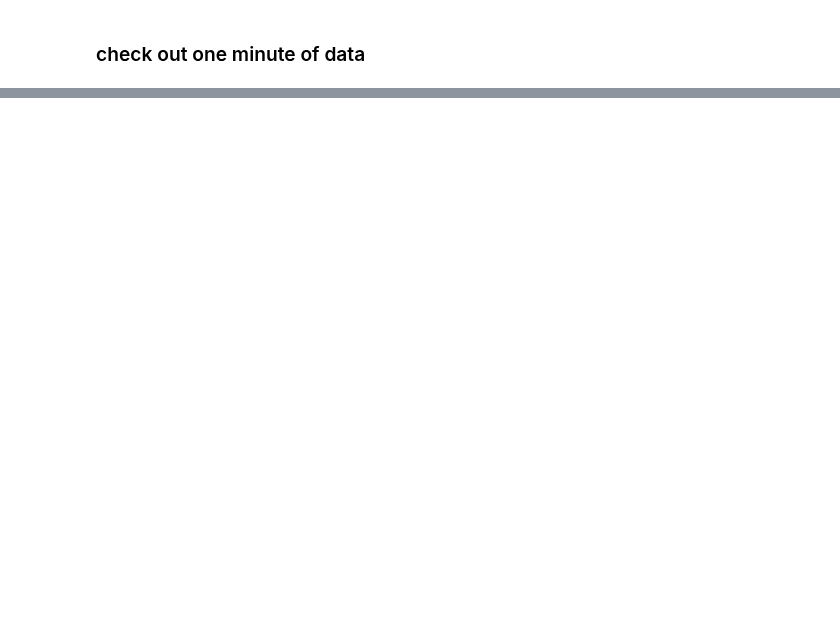
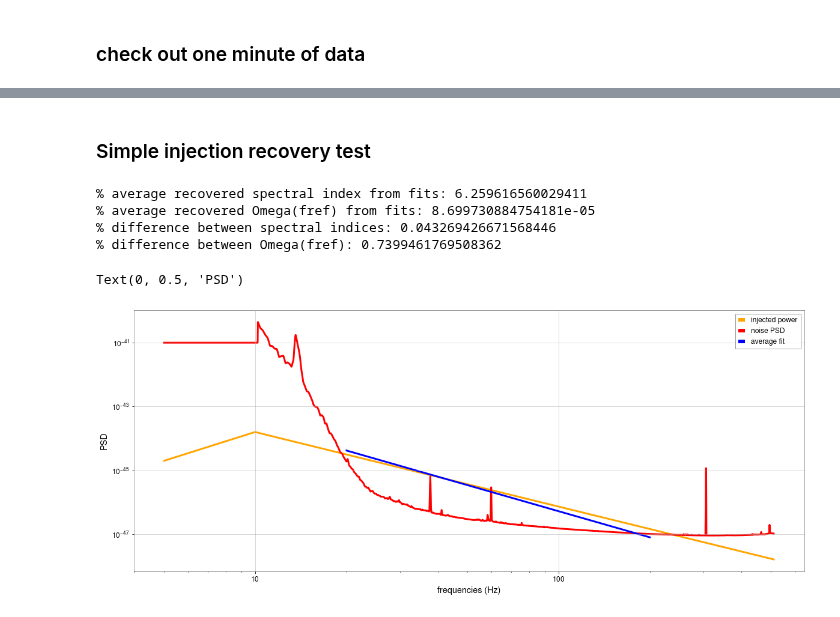
Before and after one commit to a-renzini/pygwb, a Jupyter notebook: tutorials/generate_stochastic_data.ipynb, the cells around one changed output, grey strips where cells are left out. Saved outputs shown, nothing was run; the diff lists cells and outputs as text; code cells hidden in the pictures; blank space fills up the shorter version.

Commit message:
Took care of Sylvia's MR comments and added spectral index check to tutorial

```diff
--- a/tutorials/generate_stochastic_data.ipynb
+++ b/tutorials/generate_stochastic_data.ipynb
@@ -112,0 +110,57 @@ Text(0, 0.5, 'PSD')
+# %% [markdown]
+### Simple injection recovery test
+# %%
+#Function to fit the data to (linear in logs)
+def func(x,a,b):
+    return np.exp(a*np.log10(x)+b)
+# %%
+Ntests=200
+
+spectral_array=np.zeros(Ntests)
+intercept_array=np.zeros(Ntests)
+mask1=(frequencies>20)&(frequencies<200)
+
+for ii in range(Ntests):
+    simulator_1 = Simulator(ifo_list, Intensity_GW_inject, 60, duration = duration, sampling_frequency = sampling_frequency)
+    dataset = simulator_1.gen_data
+    data_H1, data_L1 = dataset
+
+    crop_start_time = data_H1.t0.value
+    crop_duration   = 60
+    dt = data_H1.dt
+
+    data_H1_1min = data_H1.crop(start = crop_start_time, end = crop_start_time + crop_duration)
+
+    popt,pcov=optimize.curve_fit(func,frequencies[mask1],data_H1_1min.psd().value[mask1])
+
+    spectral_array[ii]=popt[0]
+    intercept_array[ii]=popt[1]
+
+spectral_avg=np.sum(spectral_array)/Ntests
+intercept_avg=np.sum(intercept_array)/Ntests
+# %%
+from pygwb.constants import H0
+H_theor = (3 * H0 ** 2) / (10 * np.pi ** 2)
+
+omegaRef_avg=func(fref,spectral_avg,intercept_avg)/H_theor*fref**3
+
+print(f"% average recovered spectral index from fits: {np.abs(np.abs(spectral_avg))}")
+print(f"% average recovered Omega(fref) from fits: {omegaRef_avg}")
+print(f"% difference between spectral indices: {np.abs((spectral_avg+alpha1)/alpha1)}")
+print(f"% difference between Omega(fref): {np.abs(omegaRef-omegaRef_avg)/omegaRef}")
+# %% [output]
+% average recovered spectral index from fits: 6.259616560029411
+% average recovered Omega(fref) from fits: 8.699730884754181e-05
+% difference between spectral indices: 0.043269426671568446
+% difference between Omega(fref): 0.7399461769508362
+# %%
+ax, fig = plt.subplots(figsize = (20,8))
+plt.loglog(frequencies[mask], simulator_1.IntensityGW[mask], linewidth = 3, label = 'injected power',color='orange')
+plt.loglog(frequencies[mask], simulator_1.noise_PSD_array[0][mask], linewidth = 3, color = 'red', label = 'noise PSD')
+plt.loglog(frequencies[mask1], func(frequencies[mask1],spectral_avg,intercept_avg), linewidth = 3, color = 'blue', label = 'average fit')
+plt.legend()
+plt.xlabel('frequencies (Hz)')
+plt.ylabel('PSD')
+# %% [output]
+Text(0, 0.5, 'PSD')
+[figure, added]
```
Also changed, not shown: parts of 4 cells of this notebook, 2 other files.
